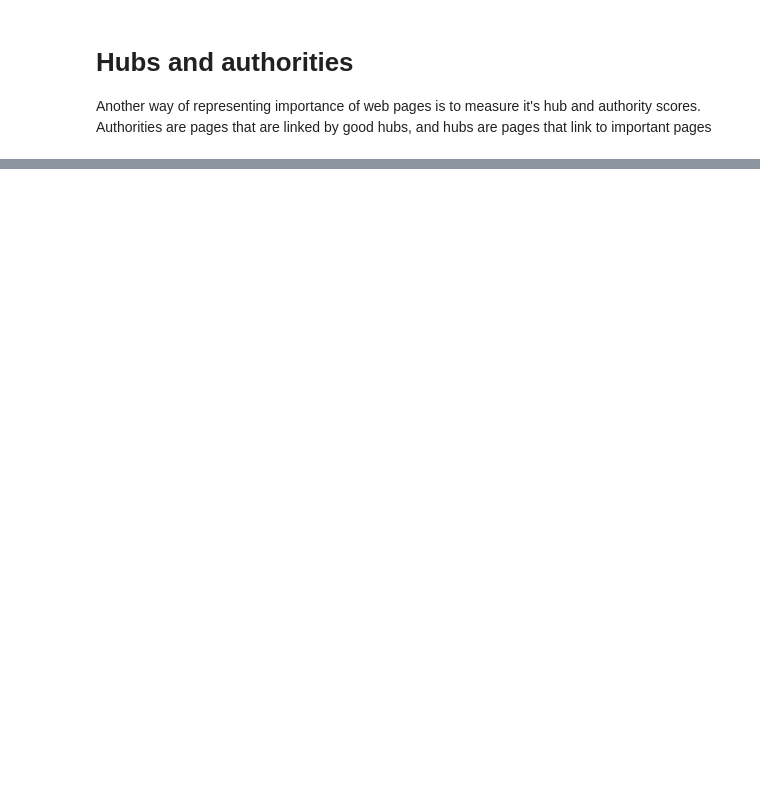
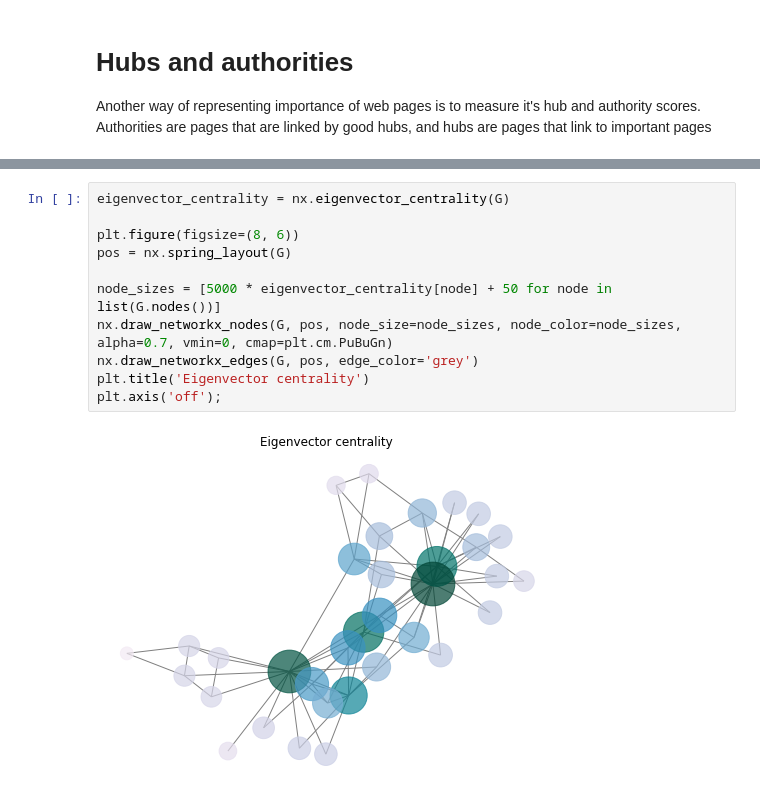
Before and after one commit to sfczekalski/social_network_analysis, a Jupyter notebook: 5 Network Centrality.ipynb, the cells around one changed output, grey strips where cells are left out. Cells and saved outputs as stored; diff of their text form; blank space fills up the shorter version.

```diff
--- a/5 Network Centrality.ipynb
+++ b/5 Network Centrality.ipynb
@@ -242,0 +247,13 @@ plt.axis('off');
+# %%
+eigenvector_centrality = nx.eigenvector_centrality(G)
+
+plt.figure(figsize=(8, 6))
+pos = nx.spring_layout(G)
+
+node_sizes = [5000 * eigenvector_centrality[node] + 50 for node in list(G.nodes())]
+nx.draw_networkx_nodes(G, pos, node_size=node_sizes, node_color=node_sizes, alpha=0.7, vmin=0, cmap=plt.cm.PuBuGn)
+nx.draw_networkx_edges(G, pos, edge_color='grey')
+plt.title('Eigenvector centrality')
+plt.axis('off');
+# %% [output]
+[figure, added]
```
Also changed, not shown: parts of 13 cells of this notebook.
